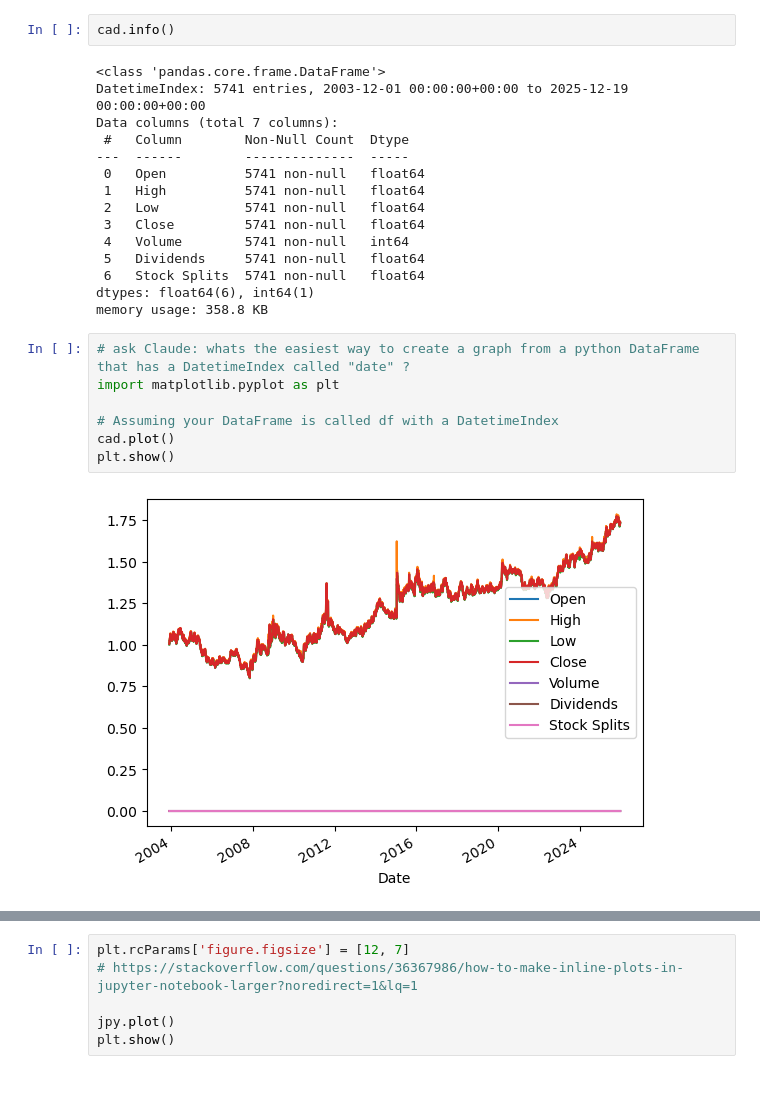
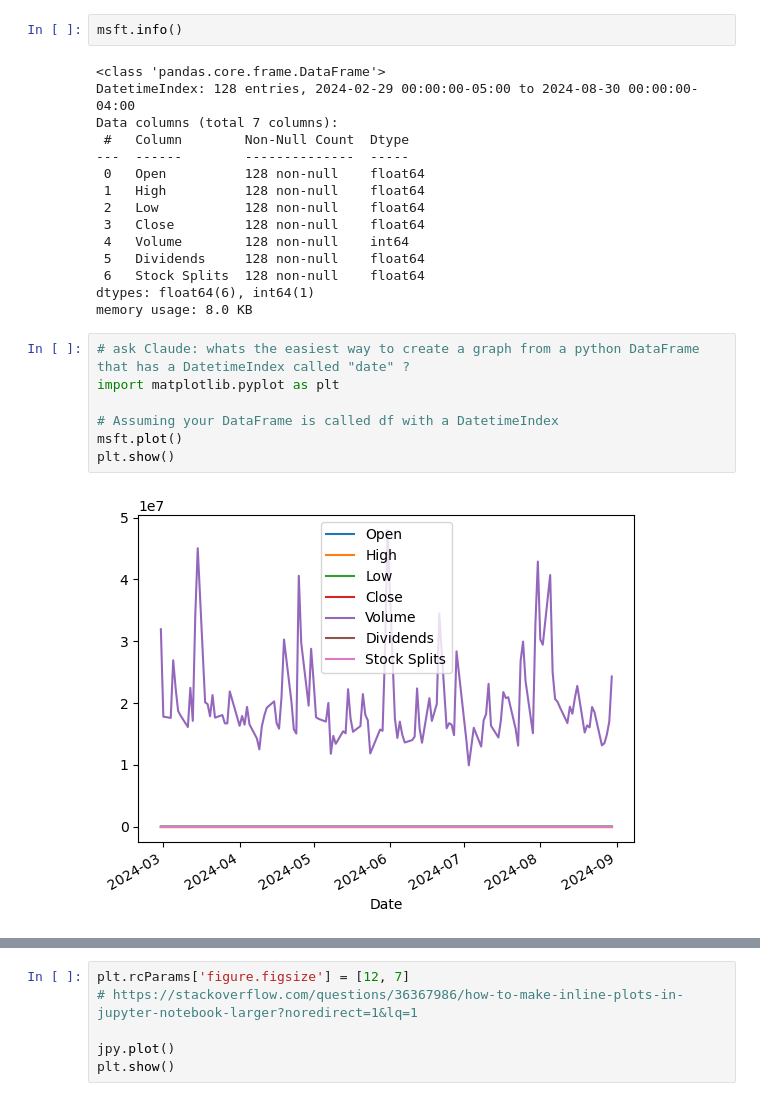
Before and after one commit to mikebochenek/python-notebooks, a Jupyter notebook: stonks-1.ipynb, the cells around one changed output, grey strips where cells are left out. Drawn from its saved outputs; the diff is of its cells as text.

Commit message:
hmmm... some of the data didn't get saved, so play with different stocks

```diff
--- a/stonks-1.ipynb
+++ b/stonks-1.ipynb
@@ -102,28 +86,28 @@ cad
 # %%
-cad.info()
+msft.info()
 # %% [output]
 <class 'pandas.core.frame.DataFrame'>
-DatetimeIndex: 5741 entries, 2003-12-01 00:00:00+00:00 to 2025-12-19 00:00:00+00:00
+DatetimeIndex: 128 entries, 2024-02-29 00:00:00-05:00 to 2024-08-30 00:00:00-04:00
 Data columns (total 7 columns):
  #   Column        Non-Null Count  Dtype
 ---  ------        --------------  -----
- 0   Open          5741 non-null   float64
- 1   High          5741 non-null   float64
- 2   Low           5741 non-null   float64
- 3   Close         5741 non-null   float64
- 4   Volume        5741 non-null   int64
- 5   Dividends     5741 non-null   float64
- 6   Stock Splits  5741 non-null   float64
+ 0   Open          128 non-null    float64
+ 1   High          128 non-null    float64
+ 2   Low           128 non-null    float64
+ 3   Close         128 non-null    float64
+ 4   Volume        128 non-null    int64
+ 5   Dividends     128 non-null    float64
+ 6   Stock Splits  128 non-null    float64
 dtypes: float64(6), int64(1)
-memory usage: 358.8 KB
+memory usage: 8.0 KB
 # %%
 # ask Claude: whats the easiest way to create a graph from a python DataFrame that has a DatetimeIndex called "date" ?
 import matplotlib.pyplot as plt
 
 # Assuming your DataFrame is called df with a DatetimeIndex
-cad.plot()
+msft.plot()
 plt.show()
 # %% [output]
-[figure, old version]
+[figure, new version]
 # %%
 import plotly.express as px
```
Also changed, not shown: parts of 4 cells of this notebook.
